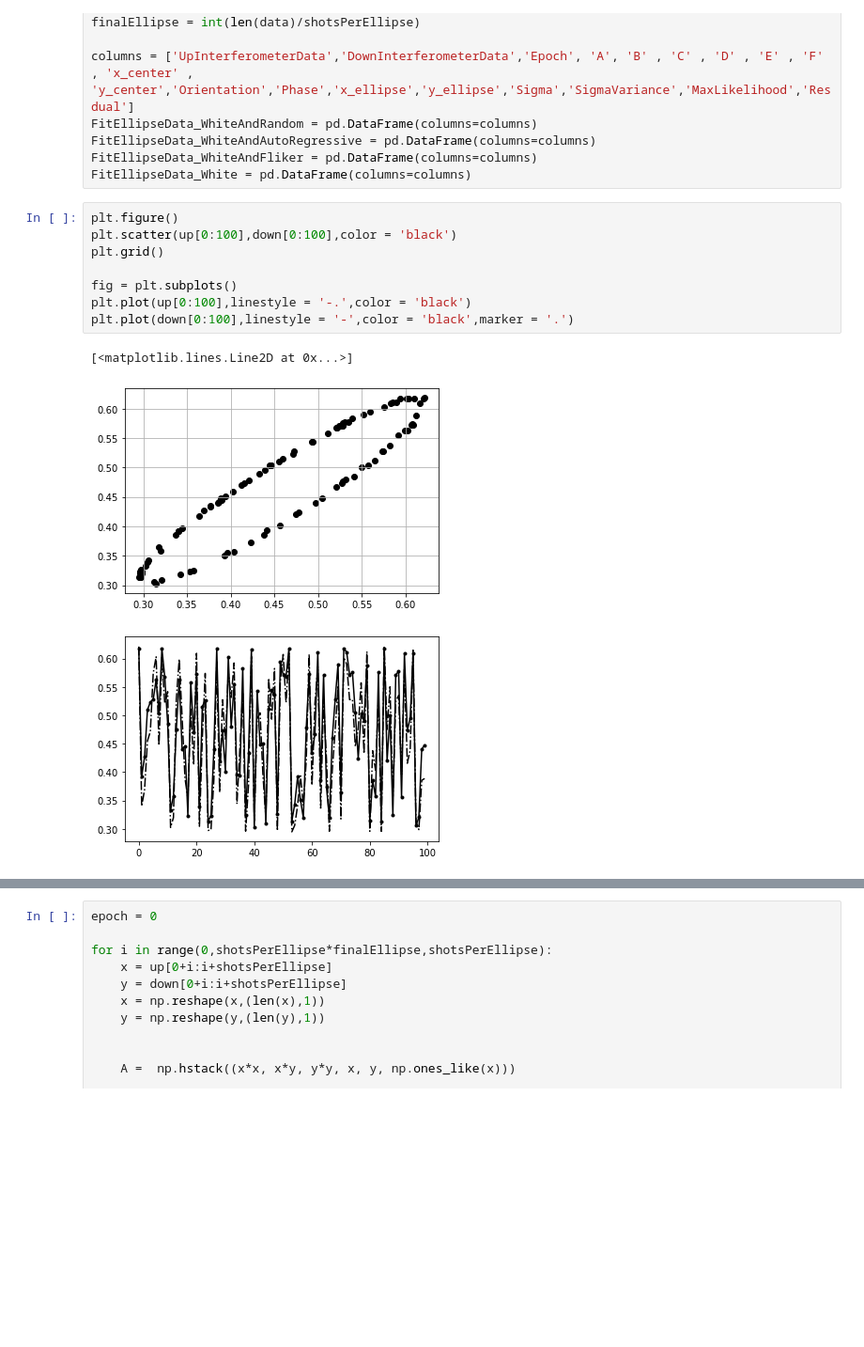
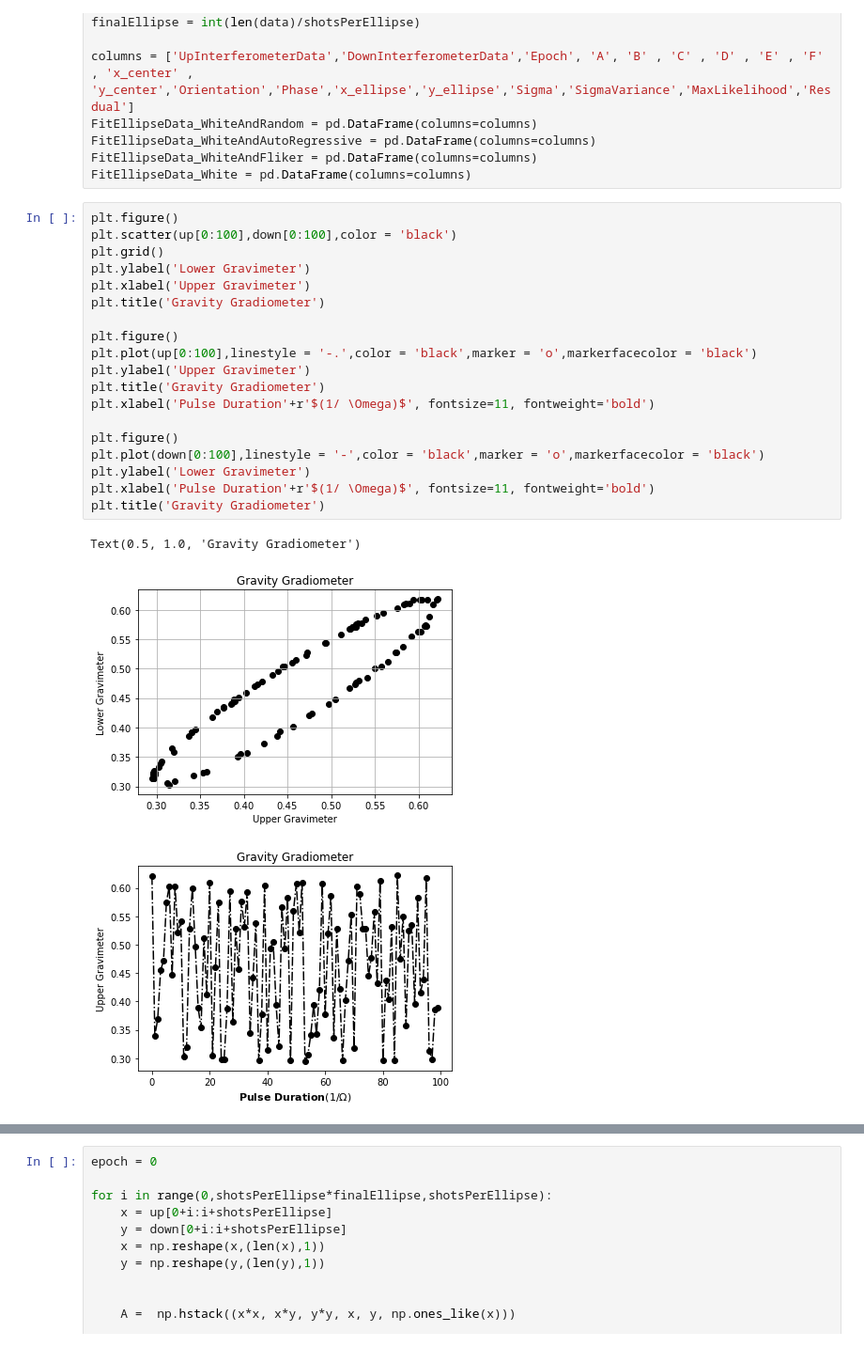
Before and after one commit to AmirAbbasSaberi/Sensitivity-analysis-of-gravimeter-and-gravity-gradiometer-based-on-cold-atom-interferometry, a Jupyter notebook: Noise Assessment/DataSet1_Code.ipynb, the cells around one changed output, grey strips where cells are left out. Shown at 94% size. Cells and saved outputs as stored; diff of their text form; blank space fills up the shorter version.

```diff
--- a/Noise Assessment/DataSet1_Code.ipynb
+++ b/Noise Assessment/DataSet1_Code.ipynb
@@ -24,12 +24,23 @@ FitEllipseData_White = pd.DataFrame(columns=columns)
 # %%
 plt.figure()
 plt.scatter(up[0:100],down[0:100],color = 'black')
 plt.grid()
+plt.ylabel('Lower Gravimeter')
+plt.xlabel('Upper Gravimeter')
+plt.title('Gravity Gradiometer')
 
-fig = plt.subplots()
-plt.plot(up[0:100],linestyle = '-.',color = 'black')
-plt.plot(down[0:100],linestyle = '-',color = 'black',marker = '.')
+plt.figure()
+plt.plot(up[0:100],linestyle = '-.',color = 'black',marker = 'o',markerfacecolor = 'black')
+plt.ylabel('Upper Gravimeter')
+plt.title('Gravity Gradiometer')
+plt.xlabel('Pulse Duration'+r'$(1/ \Omega)$', fontsize=11, fontweight='bold')
+
+plt.figure()
+plt.plot(down[0:100],linestyle = '-',color = 'black',marker = 'o',markerfacecolor = 'black')
+plt.ylabel('Lower Gravimeter')
+plt.xlabel('Pulse Duration'+r'$(1/ \Omega)$', fontsize=11, fontweight='bold')
+plt.title('Gravity Gradiometer')
 # %% [output]
-[<matplotlib.lines.Line2D at 0x...>]
+Text(0.5, 1.0, 'Gravity Gradiometer')
-[figure, old version]
+[figure, new version]
-[figure, old version]
+[figure, new version]
```
Also changed, not shown: parts of 1 cell of this notebook, 10 other files.
